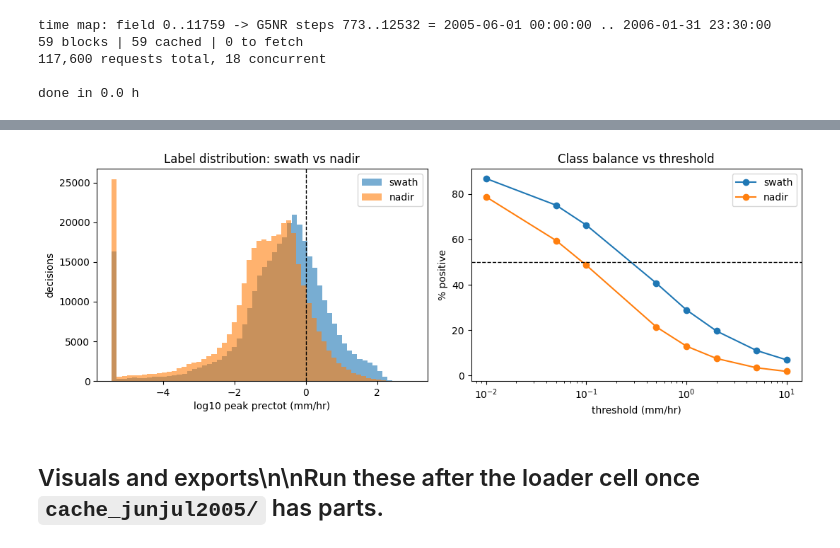
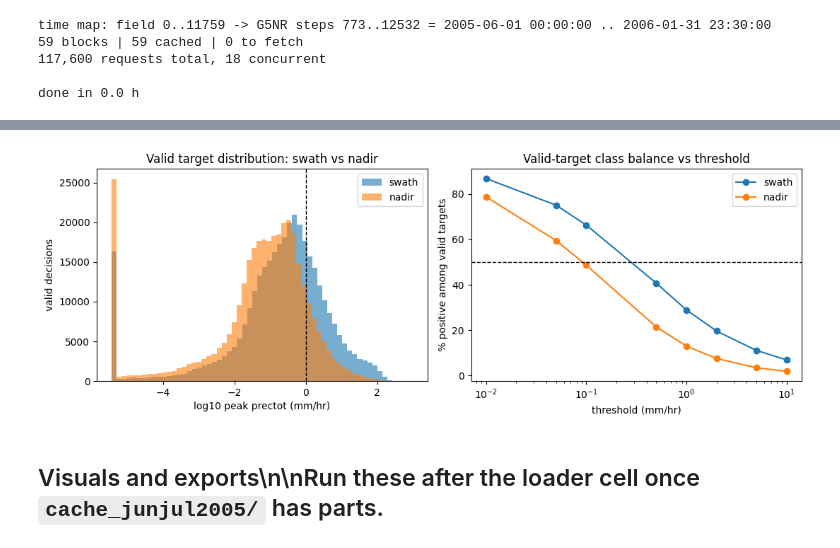
Before and after one commit to darthvader58/Code-Lab_RL_PriorityObs, a Jupyter notebook: geos5data_0.0625deg_30mn_trackwise.ipynb, the cells around one changed output, grey strips where cells are left out. Saved outputs shown, nothing was run; the diff lists cells and outputs as text; code cells hidden in the pictures.

```diff
--- a/geos5data_0.0625deg_30mn_trackwise.ipynb
+++ b/geos5data_0.0625deg_30mn_trackwise.ipynb
@@ -494,23 +465,26 @@ saved trackwise_decisions.parquet (40.0 MB)
 # %%
-# ---- CLASS BALANCE: swath label vs nadir label, across thresholds ----
+# ---- CLASS BALANCE: valid swath vs nadir targets -----------------------
 MM = 3600.0     # kg m-2 s-1 -> mm/hr
 print(f"{len(rows):,} decisions ({DECISION.total_seconds()/60:.0f}-minute interval)\n")
-print(f"{'threshold':<20}{'prectot swath':>16}{'prectot nadir':>16}"
-      f"{'preccon swath':>16}{'preccon nadir':>16}")
+print(f"{'threshold':<20}{'prectot swath':>20}{'prectot nadir':>20}"
+      f"{'preccon swath':>20}{'preccon nadir':>20}")
 for nm, mm in [("any > 0", 0.0), (">= 0.1 mm/hr", 0.1), (">= 0.5 mm/hr", 0.5),
                (">= 1 mm/hr", 1.0), (">= 5 mm/hr", 5.0), (">= 10 mm/hr", 10.0)]:
     t = mm / MM
     cells = []
     for c in ["prectot_swath", "prectot_nadir", "preccon_swath", "preccon_nadir"]:
-        p = 100 * (rows[c] > t).mean()
-        cells.append(f"{int((rows[c] > t).sum()):>7,} ({p:4.1f}%)")
-    print(f"  {nm:<18}" + "".join(f"{c:>16}" for c in cells))
+        valid = rows[c + "_valid"]
+        p = 100 * (rows.loc[valid, c] > t).mean()
+        cells.append(f"{int((rows.loc[valid, c] > t).sum()):>7,} ({p:4.1f}%, n={int(valid.sum()):,})")
+    print(f"  {nm:<18}" + "".join(f"{c:>20}" for c in cells))
 
-print("\nA usable binary label sits near 50%. The nadir column is what the CPR would")
-print("actually measure; the swath column credits it with precipitation it never flies over.")
+print("\nThe nadir column is what the CPR would actually measure; the swath column")
+print("credits it with precipitation it never flies over. Validity flags exclude")
+print("missing/corrupt targets from every positive-rate calculation.")
 for c in ["prectot_swath", "prectot_nadir"]:
-    r = (rows[c] > 1.0 / MM).mean()
-    print(f"  {c:<15} at >=1 mm/hr: {100*r:.1f}% positive")
+    valid = rows[c + "_valid"]
+    r = (rows.loc[valid, c] > 1.0 / MM).mean()
+    print(f"  {c:<15} at >=1 mm/hr: {100*r:.1f}% positive among {int(valid.sum()):,} valid targets")
 # %% [output]
 351,639 decisions (1-minute interval)
 
@@ -576,23 +562,27 @@ logistic on 11 MSI features -> nadir prectot >= 1 mm/hr
 # %%
+# ---- valid-target distributions and class balance ----------------------
 fig, ax = plt.subplots(1, 2, figsize=(11, 4))
 MM = 3600.0
-ax[0].hist(np.log10(rows.prectot_swath.clip(lower=1e-9) * MM), bins=60,
-           alpha=.6, label="swath")
-ax[0].hist(np.log10(rows.prectot_nadir.clip(lower=1e-9) * MM), bins=60,
-           alpha=.6, label="nadir")
+sw = rows.loc[rows.prectot_swath_valid, "prectot_swath"].clip(lower=1e-9)
+na = rows.loc[rows.prectot_nadir_valid, "prectot_nadir"].clip(lower=1e-9)
+ax[0].hist(np.log10(sw * MM), bins=60, alpha=.6, label="swath")
+ax[0].hist(np.log10(na * MM), bins=60, alpha=.6, label="nadir")
 ax[0].axvline(0, color="k", ls="--", lw=1)
-ax[0].set_xlabel("log10 peak prectot (mm/hr)"); ax[0].set_ylabel("decisions")
-ax[0].set_title("Label distribution: swath vs nadir"); ax[0].legend()
+ax[0].set_xlabel("log10 peak prectot (mm/hr)"); ax[0].set_ylabel("valid decisions")
+ax[0].set_title("Valid target distribution: swath vs nadir"); ax[0].legend()
 
 th = np.array([0.01, 0.05, 0.1, 0.5, 1, 2, 5, 10])
 for c, lb in [("prectot_swath", "swath"), ("prectot_nadir", "nadir")]:
-    ax[1].plot(th, [100 * (rows[c] > t / MM).mean() for t in th], marker="o", label=lb)
+    valid = rows[c + "_valid"]
+    ax[1].plot(th, [100 * (rows.loc[valid, c] > t / MM).mean() for t in th],
+                marker="o", label=lb)
 ax[1].axhline(50, color="k", ls="--", lw=1)
 ax[1].set_xscale("log"); ax[1].set_xlabel("threshold (mm/hr)")
-ax[1].set_ylabel("% positive"); ax[1].set_title("Class balance vs threshold"); ax[1].legend()
+ax[1].set_ylabel("% positive among valid targets")
+ax[1].set_title("Valid-target class balance vs threshold"); ax[1].legend()
 plt.tight_layout(); plt.show()
 # %% [output]
-[figure, old version]
+[figure, new version]
 # %% [markdown]
 ## Visuals and exports\n\nRun these after the loader cell once `cache_junjul2005/` has parts.
 # %%
```
Also changed, not shown: parts of 13 cells of this notebook.
